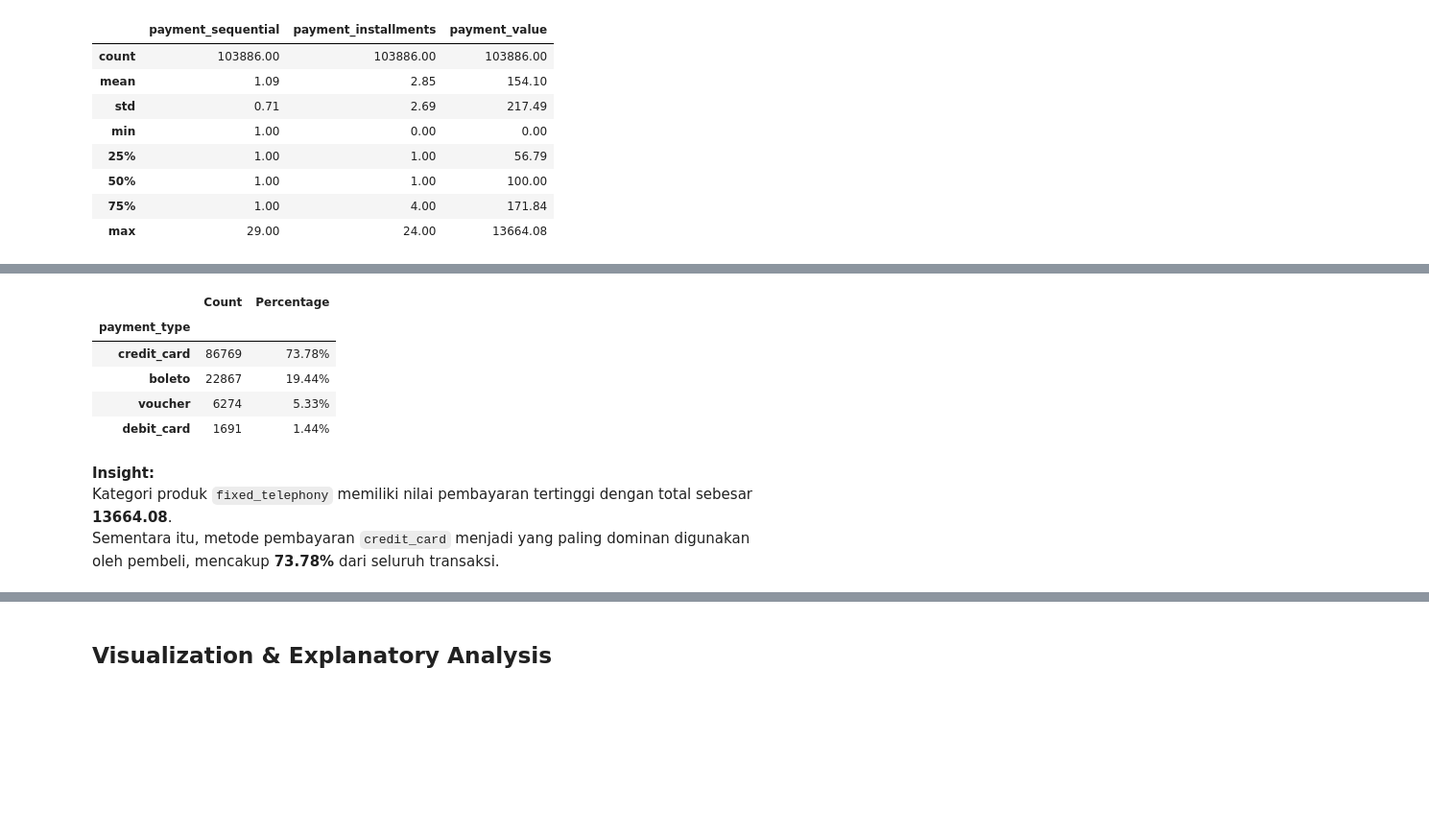
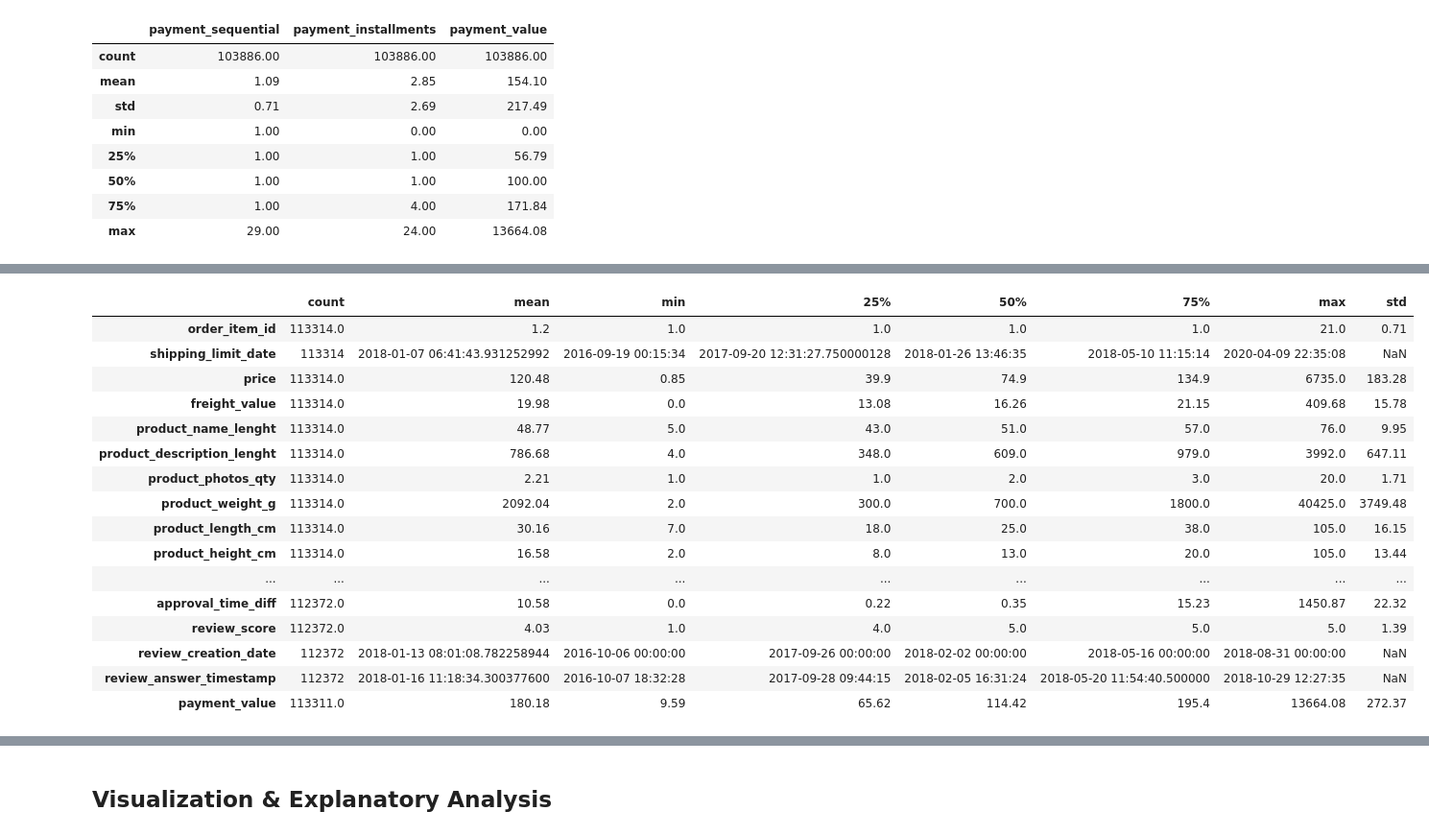
Before and after one commit to fxrdhan/Data-Analysis-Project, a Jupyter notebook: notebook.ipynb, the cells around one changed output, grey strips where cells are left out. Shown at 96% size. Drawn from its saved outputs; the diff is of its cells as text; code cells hidden in the pictures; blank space fills up the shorter version.

```diff
--- a/notebook.ipynb
+++ b/notebook.ipynb
@@ -1921,7 +1916,7 @@ products_df.describe().round(2)
 # %%
 order_items_products_df = pd.merge(
-    order_items_df, products_df, on="product_id", how="left"
+    order_items_df, products_df, on="product_id", how="inner"
 )
 
-order_items_products_df.head()
+order_items_products_df.info()
 # %% [output]
@@ -1992,7 +1953,7 @@ oor_oip_df = pd.merge(
     order_items_products_df,
     order_orders_reviews_df,
     on="order_id",
-    how="inner",
+    how="left",
 )
 
 oor_oip_df.info()
@@ -2177,3 +2110,13 @@ order_payments_df.describe().round(2)
 | 50% | 1.00 | 1.00 | 100.00 |
 | 75% | 1.00 | 4.00 | 171.84 |
 | max | 29.00 | 24.00 | 13664.08 |
+# %%
+# Summarize order_payments_df into one row per order_id
+order_payments_summary = (
+    order_payments_df.groupby("order_id")
+    .agg({"payment_type": lambda x: ", ".join(x), "payment_value": "sum"})
+    .reset_index()
+    .sort_values(by="payment_value", ascending=False)
+)
+
+order_payments_summary
@@ -2189,7 +2147,3 @@ order_payments_df.describe().round(2)
 # %%
-merged_df = pd.merge(
-    order_items_products_df,
-    order_payments_df,
-    on="order_id",
-    how="inner",
-)
+all_df = pd.merge(oor_oip_df, order_payments_summary, on="order_id", how="left")
+all_df.head()
@@ -2238,22 +2158,20 @@ merged_df.sort_values(by="payment_value", ascending=False).head().T
-# %%
-payment_counts = merged_df["payment_type"].value_counts()
-total_payments = payment_counts.sum()
-payment_percentages = (payment_counts / total_payments) * 100
-
-pd.DataFrame(
-    {
-        "Count": payment_counts.values,
-        "Percentage": payment_percentages.round(2).map("{:.2f}%".format),
-    }
-)
-# %% [output]
-|  | Count | Percentage |
-| payment_type |  |  |
-| credit_card | 86769 | 73.78% |
-| boleto | 22867 | 19.44% |
-| voucher | 6274 | 5.33% |
-| debit_card | 1691 | 1.44% |
-# %% [markdown]
-**Insight:**\
-Kategori produk `fixed_telephony` memiliki nilai pembayaran tertinggi dengan total sebesar **13664.08**.\
-Sementara itu, metode pembayaran `credit_card` menjadi yang paling dominan digunakan oleh pembeli, mencakup **73.78%** dari seluruh transaksi.
+# %%
+all_df.describe().round(2).T
+# %% [output]
+|  | count | mean | min | 25% | 50% | 75% | max | std |
+| order_item_id | 113314.0 | 1.2 | 1.0 | 1.0 | 1.0 | 1.0 | 21.0 | 0.71 |
+| shipping_limit_date | 113314 | 2018-01-07 06:41:43.931252992 | 2016-09-19 00:15:34 | 2017-09-20 12:31:27.750000128 | 2018-01-26 13:46:35 | 2018-05-10 11:15:14 | 2020-04-09 22:35:08 | NaN |
+| price | 113314.0 | 120.48 | 0.85 | 39.9 | 74.9 | 134.9 | 6735.0 | 183.28 |
+| freight_value | 113314.0 | 19.98 | 0.0 | 13.08 | 16.26 | 21.15 | 409.68 | 15.78 |
+| product_name_lenght | 113314.0 | 48.77 | 5.0 | 43.0 | 51.0 | 57.0 | 76.0 | 9.95 |
+| product_description_lenght | 113314.0 | 786.68 | 4.0 | 348.0 | 609.0 | 979.0 | 3992.0 | 647.11 |
+| product_photos_qty | 113314.0 | 2.21 | 1.0 | 1.0 | 2.0 | 3.0 | 20.0 | 1.71 |
+| product_weight_g | 113314.0 | 2092.04 | 2.0 | 300.0 | 700.0 | 1800.0 | 40425.0 | 3749.48 |
+| product_length_cm | 113314.0 | 30.16 | 7.0 | 18.0 | 25.0 | 38.0 | 105.0 | 16.15 |
+| product_height_cm | 113314.0 | 16.58 | 2.0 | 8.0 | 13.0 | 20.0 | 105.0 | 13.44 |
+| ... | ... | ... | ... | ... | ... | ... | ... | ... |
+| approval_time_diff | 112372.0 | 10.58 | 0.0 | 0.22 | 0.35 | 15.23 | 1450.87 | 22.32 |
+| review_score | 112372.0 | 4.03 | 1.0 | 4.0 | 5.0 | 5.0 | 5.0 | 1.39 |
+| review_creation_date | 112372 | 2018-01-13 08:01:08.782258944 | 2016-10-06 00:00:00 | 2017-09-26 00:00:00 | 2018-02-02 00:00:00 | 2018-05-16 00:00:00 | 2018-08-31 00:00:00 | NaN |
+| review_answer_timestamp | 112372 | 2018-01-16 11:18:34.300377600 | 2016-10-07 18:32:28 | 2017-09-28 09:44:15 | 2018-02-05 16:31:24 | 2018-05-20 11:54:40.500000 | 2018-10-29 12:27:35 | NaN |
+| payment_value | 113311.0 | 180.18 | 9.59 | 65.62 | 114.42 | 195.4 | 13664.08 | 272.37 |
```
Also changed, not shown: parts of 60 cells of this notebook, 8 other files.
